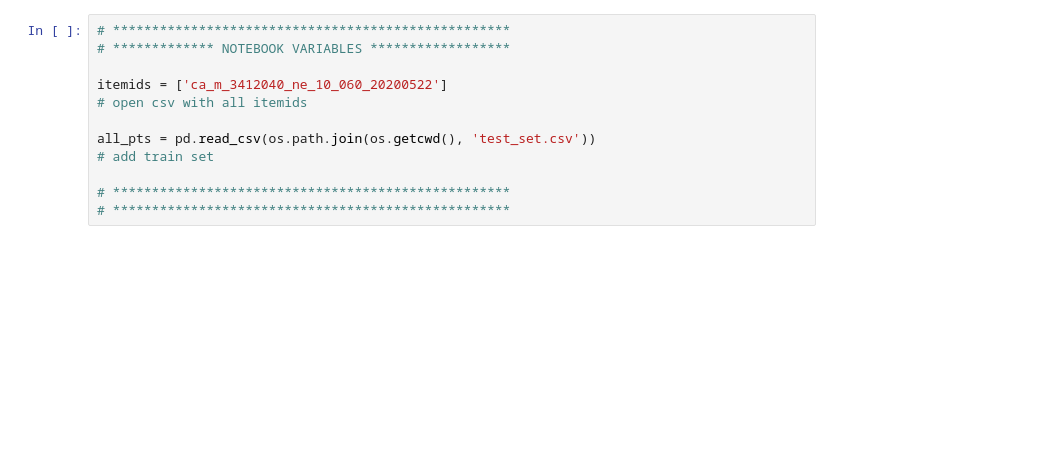
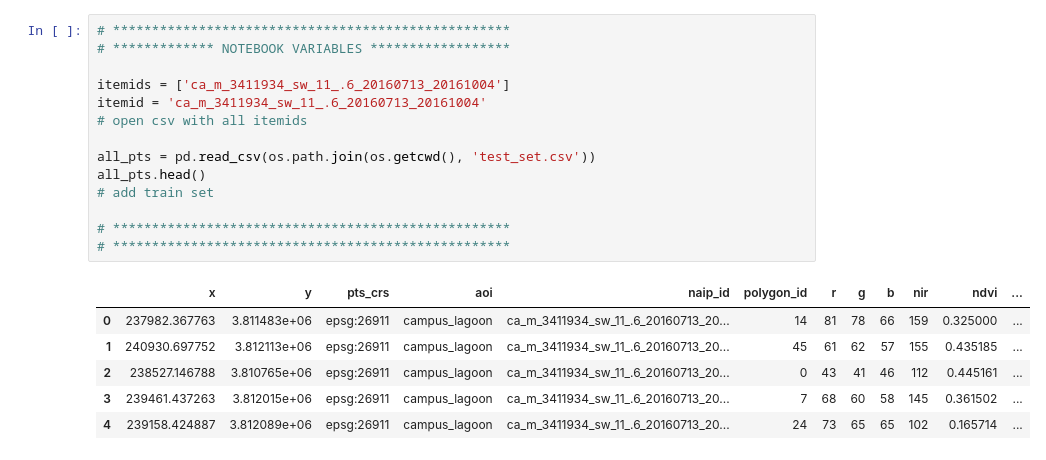
Before and after one commit to NCEAS/msai4earth-esa, a Jupyter notebook: iceplant_detection/data_sampling_workflow/adding_auxiliary_spectral.ipynb, the cells around one changed output. Saved outputs shown, nothing was run; the diff lists cells and outputs as text; blank space fills up the shorter version.

```diff
--- a/iceplant_detection/data_sampling_workflow/adding_auxiliary_spectral.ipynb
+++ b/iceplant_detection/data_sampling_workflow/adding_auxiliary_spectral.ipynb
@@ -128,12 +129,21 @@ def avg_raster(rast_reader, band=1, rast_name, n, folder_path=''):
 # %%
 # ***************************************************
 # ************* NOTEBOOK VARIABLES ******************
 
-itemids = ['ca_m_3412040_ne_10_060_20200522']
+itemids = ['ca_m_3411934_sw_11_.6_20160713_20161004']
+itemid = 'ca_m_3411934_sw_11_.6_20160713_20161004'
 # open csv with all itemids
 
 all_pts = pd.read_csv(os.path.join(os.getcwd(), 'test_set.csv'))
+all_pts.head()
 # add train set
 
 # ***************************************************
 # ***************************************************
+# %% [output]
+|  | x | y | pts_crs | aoi | naip_id | polygon_id | r | g | b | nir | ndvi | ... |
+| 0 | 237982.367763 | 3.811483e+06 | epsg:26911 | campus_lagoon | ca_m_3411934_sw_11_.6_20160713_20... | 14 | 81 | 78 | 66 | 159 | 0.325000 | ... |
+| 1 | 240930.697752 | 3.812113e+06 | epsg:26911 | campus_lagoon | ca_m_3411934_sw_11_.6_20160713_20... | 45 | 61 | 62 | 57 | 155 | 0.435185 | ... |
+| 2 | 238527.146788 | 3.810765e+06 | epsg:26911 | campus_lagoon | ca_m_3411934_sw_11_.6_20160713_20... | 0 | 43 | 41 | 46 | 112 | 0.445161 | ... |
+| 3 | 239461.437263 | 3.812015e+06 | epsg:26911 | campus_lagoon | ca_m_3411934_sw_11_.6_20160713_20... | 7 | 68 | 60 | 58 | 145 | 0.361502 | ... |
+| 4 | 239158.424887 | 3.812089e+06 | epsg:26911 | campus_lagoon | ca_m_3411934_sw_11_.6_20160713_20... | 24 | 73 | 65 | 65 | 102 | 0.165714 | ... |
```
Also changed, not shown: parts of 16 cells of this notebook.
